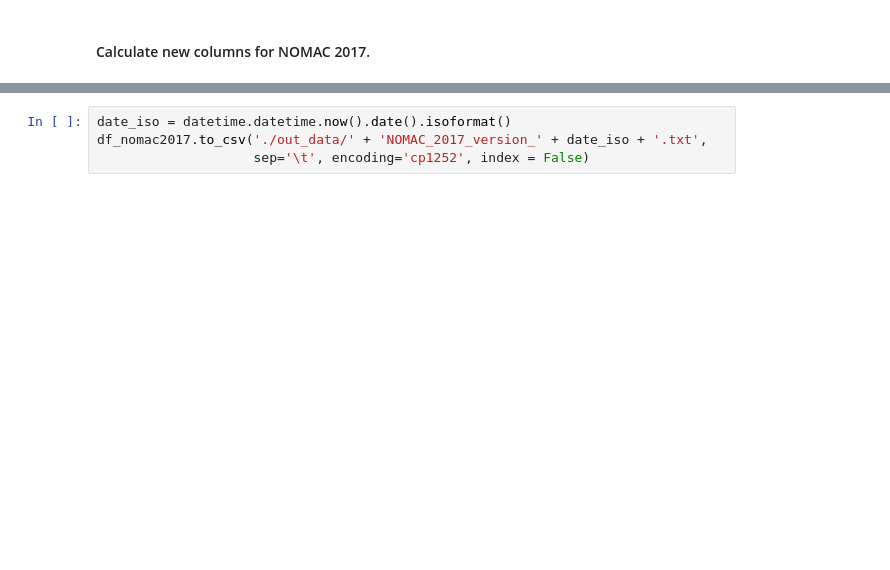
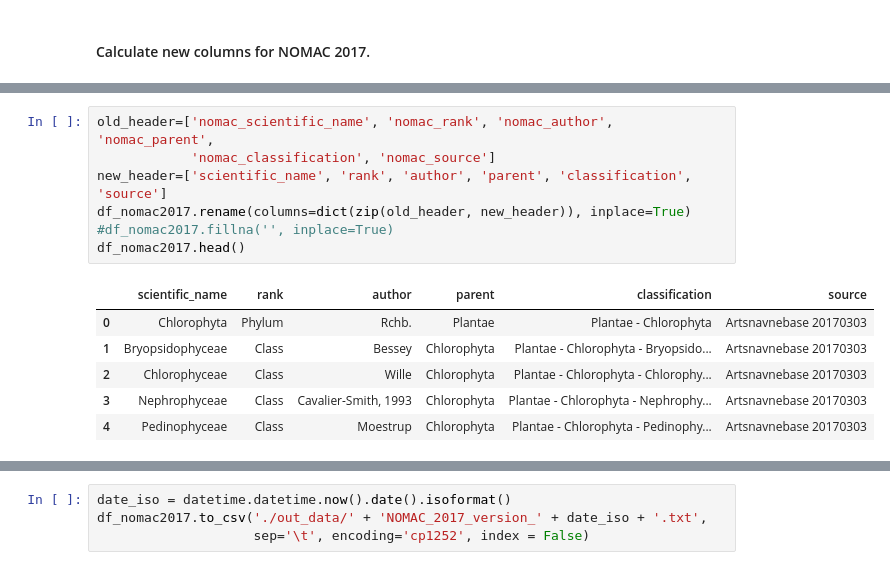
Before and after one commit to nordicmicroalgae/nordicmicroalgae-content, a Jupyter notebook: prepare_content/NOMAC_2017_species/NOMAC2017_prepare-1_species.ipynb, the cells around one changed output, grey strips where cells are left out. Drawn from its saved outputs; the diff is of its cells as text; blank space fills up the shorter version.

```diff
--- a/prepare_content/NOMAC_2017_species/NOMAC2017_prepare-1_species.ipynb
+++ b/prepare_content/NOMAC_2017_species/NOMAC2017_prepare-1_species.ipynb
@@ -277,0 +352,14 @@ Length df_nomac2017: 7762
+# %%
+old_header=['nomac_scientific_name', 'nomac_rank', 'nomac_author', 'nomac_parent',
+            'nomac_classification', 'nomac_source']
+new_header=['scientific_name', 'rank', 'author', 'parent', 'classification', 'source']
+df_nomac2017.rename(columns=dict(zip(old_header, new_header)), inplace=True)
+#df_nomac2017.fillna('', inplace=True)
+df_nomac2017.head()
+# %% [output]
+|  | scientific_name | rank | author | parent | classification | source |
+| 0 | Chlorophyta | Phylum | Rchb. | Plantae | Plantae - Chlorophyta | Artsnavnebase 20170303 |
+| 1 | Bryopsidophyceae | Class | Bessey | Chlorophyta | Plantae - Chlorophyta - Bryopsido... | Artsnavnebase 20170303 |
+| 2 | Chlorophyceae | Class | Wille | Chlorophyta | Plantae - Chlorophyta - Chlorophy... | Artsnavnebase 20170303 |
+| 3 | Nephrophyceae | Class | Cavalier-Smith, 1993 | Chlorophyta | Plantae - Chlorophyta - Nephrophy... | Artsnavnebase 20170303 |
+| 4 | Pedinophyceae | Class | Moestrup | Chlorophyta | Plantae - Chlorophyta - Pedinophy... | Artsnavnebase 20170303 |
```
Also changed, not shown: parts of 21 cells of this notebook, 11 other files.
